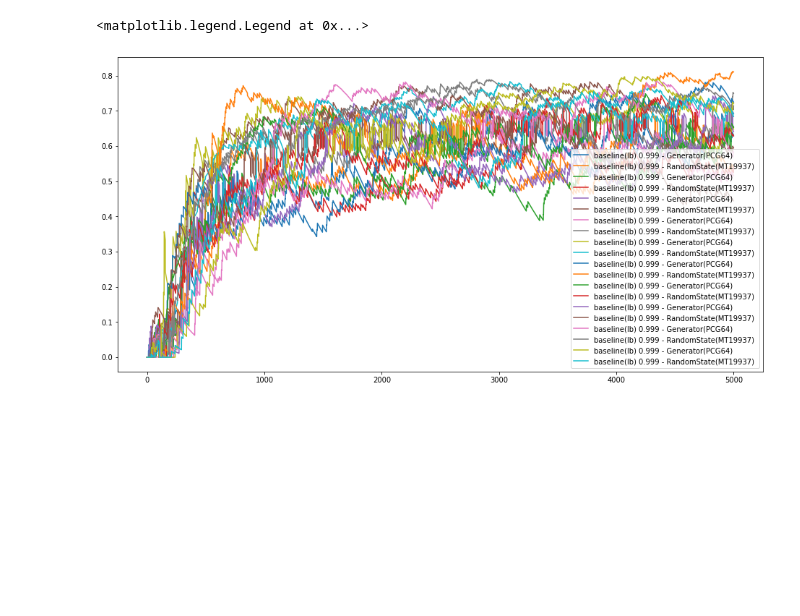
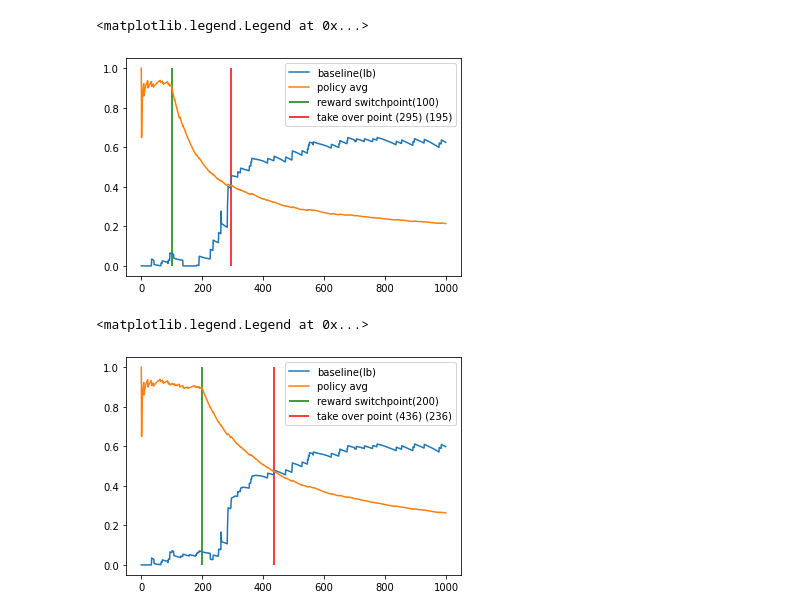
Before and after one commit to kumpera/ci-experiments, a Jupyter notebook: cb_challenger.ipynb, the cells around one changed output. Saved outputs shown, nothing was run; the diff lists cells and outputs as text; code cells hidden in the pictures; blank space fills up the shorter version.

```diff
--- a/cb_challenger.ipynb
+++ b/cb_challenger.ipynb
@@ -17,11 +17,10 @@ class DiscountedAverage:
         self.n = self.tau * self.n + 1
 
     def current(self):
-        try:
-            return self.sumr / self.n
-        except:
-            print(f'fuu r: {self.sumr} tau: {self.tau} n: {self.n}')
-            raise Exception('you done')
+        if self.n == 0:
+            return 0
+        return self.sumr / self.n
+
 
 class MovingAverage:
     def __init__(self, size):
@@ -34,6 +33,8 @@ class MovingAverage:
             self.samples.popleft()
 
     def current(self):
+        if len(self.samples) == 0:
+            return 0
         return sum(self.samples) / len(self.samples)
 
 def gen_pmf(actions, epsilon, exploit_idx):
@@ -97,26 +98,35 @@ def switch_midpoint(idx, action, limit, p0, p1):
 # %%
 
 policy = gen_pmf(4, 0.2, 3)
 baseline = gen_pmf(4, 0.2, 0)
 
 p0_reward = [0.1, 0.3, 0.3, 1]
 p1_reward = [1, 0.3, 0.3, 0.1]
 
-count = 5000
-switch_point = 100
-
-def plot_stuff(tau, rng=None):
+def plot_stuff(tau, count, switch_point, rng=None):
     gr = lambda i,a : switch_midpoint(i, a, switch_point, p0_reward, p1_reward)
     res = run_2(policy, baseline, gr, count, tau, rng)
-    plt.plot(res[0], label=f'baseline(lb) {tau} - {rng} ')
+    idx = switch_point + 1
+    while idx < len(res[0]) and res[0][idx] < res[1][idx]:
+        idx += 1
 
 
-plt.figure(figsize=(16, 8))
+    plt.plot(res[0], label=f'baseline(lb)')
+    plt.plot(res[1], label=f'policy avg')
+    plt.vlines(x=switch_point, ymin=0, ymax=1, label=f'reward switchpoint({switch_point})', color='green')
+    plt.vlines(x=idx, ymin=0, ymax=1, label=f'take over point ({idx}) ({idx - switch_point})', color='red')
 
-for i in range(10):
-    plot_stuff(0.999,  np.random.default_rng(i * 37 + 7))
-    plot_stuff(0.999,  np.random.RandomState(i * 37 + 7))
+
+
+# plt.figure(figsize=(8, 6))
+plot_stuff(0.999, 1000, 100, np.random.default_rng(37))
 plt.legend()
 # %% [output]
 <matplotlib.legend.Legend at 0x...>
-[figure, old version]
+[figure, new version]
+# %%
+plot_stuff(0.999, 1000, 200, np.random.default_rng(37))
+plt.legend()
+# %% [output]
+<matplotlib.legend.Legend at 0x...>
+[figure, added]
```
Also changed, not shown: parts of 1 cell of this notebook.
